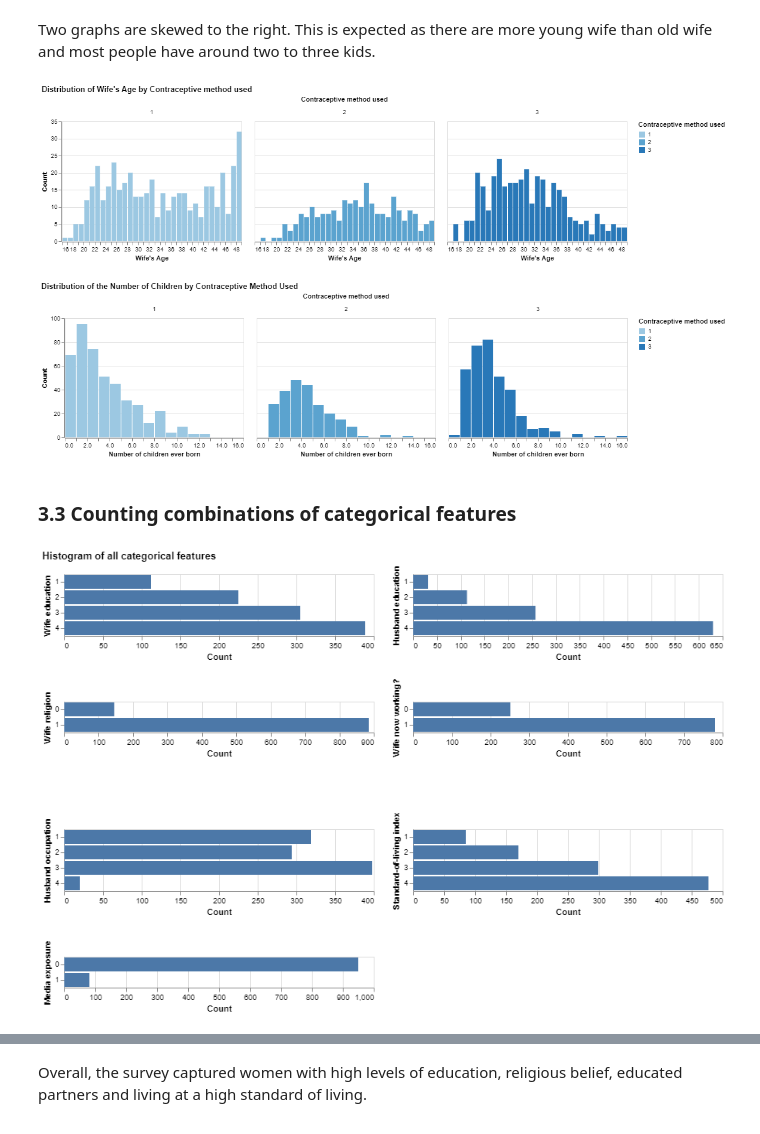
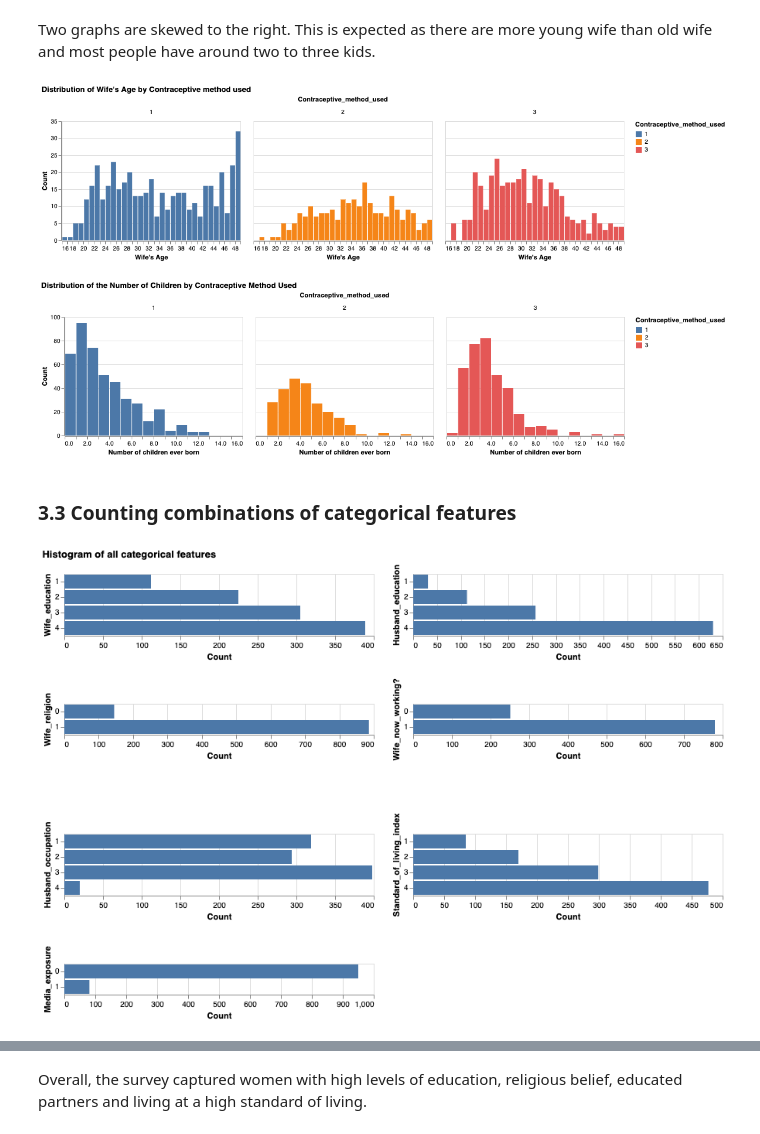
Before and after one commit to UBC-MDS/contraceptive_method_predictor, a Jupyter notebook: src/eda.ipynb, the cells around one changed output, grey strips where cells are left out. Cells and saved outputs as stored; diff of their text form; code cells hidden in the pictures.

```diff
--- a/src/eda.ipynb
+++ b/src/eda.ipynb
@@ -31,23 +58,8 @@ Attribute Information of the dataset:
 # %%
 # Rename the column name
-df = pd.read_csv(
-    "../data/raw/contraceptive.csv",
-    header=0,
-    names=[
-        "Wife age",
-        "Wife education",
-        "Husband education",
-        "Number of children ever born",
-        "Wife religion",
-        "Wife now working?",
-        "Husband occupation",
-        "Standard-of-living index",
-        "Media exposure",
-        "Contraceptive method used",
-    ],
+train_df = pd.read_csv(
+    "../data/processed/train.csv"
 )
 
-# Split the data into 70:30
-train_df, test_df = train_test_split(df, test_size=0.3, random_state=123)
 train_df.head()
 # %% [output]
@@ -127,40 +139,40 @@ alt.Chart(train_df).mark_bar().encode(
 Two graphs are skewed to the right. This is expected as there are more young wife than old wife and most people have around two to three kids.
 # %%
 alt.Chart(train_df).mark_bar().encode(
-    x=alt.X("Wife age:Q", bin=alt.Bin(maxbins=40), title="Wife's Age"),
+    x=alt.X("Wife_age:Q", bin=alt.Bin(maxbins=40), title="Wife's Age"),
     y=alt.Y("count()", title="Count"),
-    color="Contraceptive method used:O",
+    color="Contraceptive_method_used:N",
 ).properties(width=300, height=200).facet(
-    "Contraceptive method used",
+    "Contraceptive_method_used",
     title="Distribution of Wife's Age by Contraceptive method used",
 )
 # %% [output]
-[figure, old version]
+[figure, new version]
 # %%
 alt.Chart(
     train_df
 ).mark_bar().encode(
     x=alt.X(
-        "Number of children ever born",
+        "Number_of_children_ever_born",
         title="Number of children ever born",
         bin=alt.Bin(maxbins=30),
     ),
     y=alt.Y("count()", title="Count"),
-    color="Contraceptive method used:O",
+    color="Contraceptive_method_used:N",
 ).properties(
     width=300, height=200
 ).facet(
-    "Contraceptive method used",
+    "Contraceptive_method_used",
     title="Distribution of the Number of Children by Contraceptive Method Used"
 )
 # %% [output]
-[figure, old version]
+[figure, new version]
 # %% [markdown]
 ### 3.3 Counting combinations of categorical features
 # %%
 alt.Chart(train_df).mark_bar().encode(
     x=alt.X("count()", title="Count"),
     y=alt.Y(alt.repeat(), type="nominal"),
-).repeat(categorical_features, columns=2, title="Histogram of all categorical features")
+).repeat(non_numerical_features, columns=2, title="Histogram of all categorical features")
 # %% [output]
-[figure, old version]
+[figure, new version]
```
Also changed, not shown: parts of 12 cells of this notebook, 5 other files.
